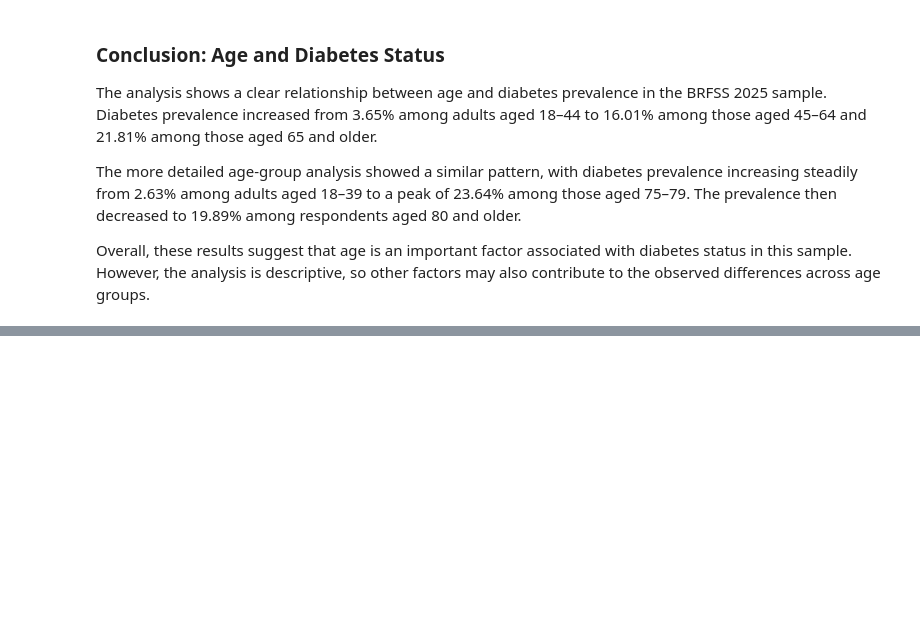
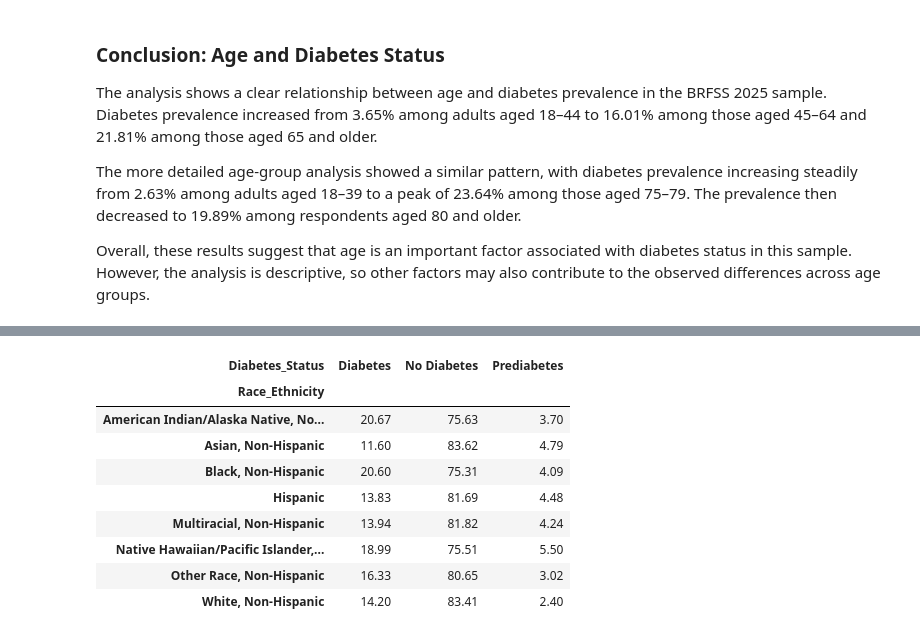
Before and after one commit to fujisoftboy2009/F26_4495_S2_LiqinS, a Jupyter notebook: Implementation/DiabetesAnalysis.ipynb, the cells around one changed output, grey strips where cells are left out. Cells and saved outputs as stored; diff of their text form; code cells hidden in the pictures; blank space fills up the shorter version.

```diff
--- a/Implementation/DiabetesAnalysis.ipynb
+++ b/Implementation/DiabetesAnalysis.ipynb
@@ -370,0 +420,5 @@ Overall, these results suggest that age is an important factor associated with d
+# %%
+# Convert BRFSS BMI variable to standard BMI values
+df['BMI'] = df['_BMI5'] / 100
+
+print(df['BMI'].describe())
@@ -370,0 +1055,23 @@ Overall, these results suggest that age is an important factor associated with d
+# %%
+# Recode race/ethnicity using CDC categories
+race_map = {
+    1: 'White, Non-Hispanic',
+    2: 'Black, Non-Hispanic',
+    3: 'American Indian/Alaska Native, Non-Hispanic',
+    4: 'Asian, Non-Hispanic',
+    5: 'Native Hawaiian/Pacific Islander, Non-Hispanic',
+    6: 'Other Race, Non-Hispanic',
+    7: 'Multiracial, Non-Hispanic',
+    8: 'Hispanic'
+}
+
+df['Race_Ethnicity'] = df['_RACEPRV'].map(race_map)
+
+print(df['Race_Ethnicity'].value_counts(dropna=False))
+
+print("\nPercentage:")
+print(
+    (df['Race_Ethnicity']
+     .value_counts(normalize=True, dropna=False) * 100)
+     .round(2)
+)
@@ -370,0 +1096,20 @@ Overall, these results suggest that age is an important factor associated with d
+# %%
+# Compare diabetes status by race/ethnicity
+race_diabetes = pd.crosstab(
+    df['Race_Ethnicity'],
+    df['Diabetes_Status'],
+    normalize='index'
+) * 100
+
+display(race_diabetes.round(2))
+# %% [output]
+| Diabetes_Status | Diabetes | No Diabetes | Prediabetes |
+| Race_Ethnicity |  |  |  |
+| American Indian/Alaska Native, No... | 20.67 | 75.63 | 3.70 |
+| Asian, Non-Hispanic | 11.60 | 83.62 | 4.79 |
+| Black, Non-Hispanic | 20.60 | 75.31 | 4.09 |
+| Hispanic | 13.83 | 81.69 | 4.48 |
+| Multiracial, Non-Hispanic | 13.94 | 81.82 | 4.24 |
+| Native Hawaiian/Pacific Islander,... | 18.99 | 75.51 | 5.50 |
+| Other Race, Non-Hispanic | 16.33 | 80.65 | 3.02 |
+| White, Non-Hispanic | 14.20 | 83.41 | 2.40 |
```
Also changed, not shown: parts of 74 cells of this notebook.
